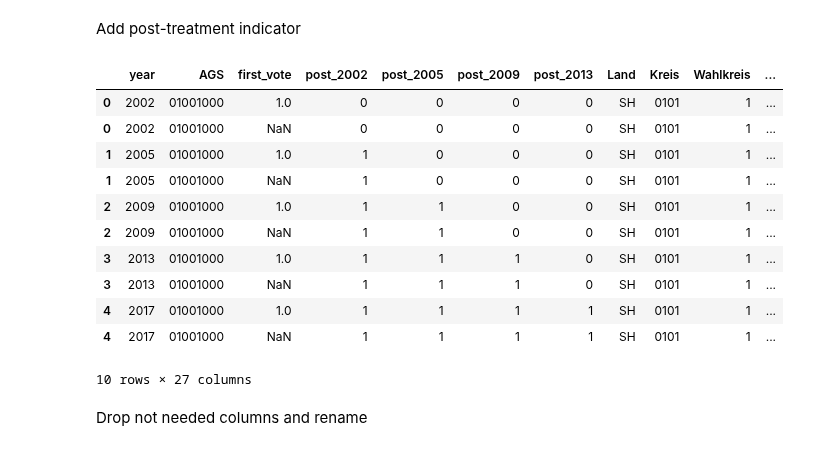
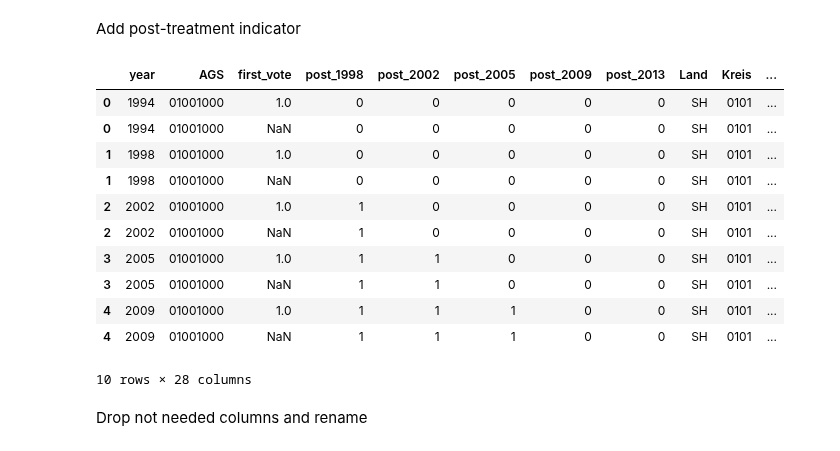
Before and after one commit to jan-schaeffer/powerlinemonsters, a Jupyter notebook: btw_data_prep.ipynb, the cells around one changed output. Cells and saved outputs as stored; diff of their text form; code cells hidden in the pictures.

```diff
--- a/btw_data_prep.ipynb
+++ b/btw_data_prep.ipynb
@@ -278,6 +233,6 @@ btw_es['Gültig'] = btw_es[valid].sum(axis=1) # sum valid votes
 Drop not needed columns
 # %%
 columns_to_drop = andere + union + linke + ['Ungültige', 'Gültige', 'Verbandsgemeinde', 'Regierungsbezirk', 'Gemeinde', 'Wahlbezirk', 'Kennziffer Briefwahlzugehörigkeit', 'Ungekürzte Wahlbezirksbezeichnung']
-btw_es.drop(columns_to_drop, axis=1, inplace=True)
-btw_es.head()
+btw_es_sum.drop(columns_to_drop, axis=1, inplace=True)
+btw_es_sum.columns
 # %% [output]
@@ -379,6 +280,13 @@ btw_zs['Gültig'] = btw_zs[valid].sum(axis=1) # sum valid votes
+# %%
+btw_zs_sum = btw_zs_coll.copy()
+btw_zs_sum['Andere'] = btw_zs_sum[andere].sum(axis=1) # sum votes for 'Other' Parties
+btw_zs_sum['Union'] = btw_zs_sum[union].sum(axis=1) # sum votes for 'Union' Parties
+btw_zs_sum['Linke'] = btw_zs_sum[linke].sum(axis=1) # sum votes for 'Linke' Parties
+btw_zs_sum['Ungültig'] = btw_zs_sum[invalid].sum(axis=1) # sum invalid votes
+btw_zs_sum['Gültig'] = btw_zs_sum[valid].sum(axis=1) # sum valid votes
 # %%
 columns_to_drop = andere + union + linke + ['Ungültige', 'Gültige', 'Verbandsgemeinde', 'Regierungsbezirk', 'Gemeinde', 'Wahlbezirk', 'Kennziffer Briefwahlzugehörigkeit', 'Ungekürzte Wahlbezirksbezeichnung']
-btw_zs.drop(columns_to_drop, axis=1, inplace=True)
-btw_zs.head()
+btw_zs_sum.drop(columns_to_drop, axis=1, inplace=True)
+btw_zs_sum.head()
 # %% [output]
 |  | year | AGS | second_vote | Land | Kreis | Wahlkreis | Bezirksart | Wahlberechtigte (A) | ... |
@@ -391,7 +299,7 @@ btw_zs.head()
 # %% [markdown]
 Concatenate first and second vote datasets
 # %%
-dfs = [btw_es, btw_zs]
+dfs = [btw_es_sum, btw_zs_sum]
 btw_eszs = pd.concat(dfs, sort=False)
 btw_eszs = btw_eszs.sort_values(['AGS', 'year'])
 btw_eszs.head(12)
@@ -436,27 +344,27 @@ array(['SH', 'HH', 'NI', 'HB', 'NW', 'HE', 'RP', 'BW', 'BY', 'SL', 'BE',
 # %% [markdown]
 Add post-treatment indicator
 # %%
-btw_posttreat = btw_eszs #defragment df
-years = [2017, 2013, 2009, 2005, 2002]
+btw_posttreat = btw_eszs.copy()
+years = [2017, 2013, 2009, 2005, 2002, 1998]
 for i, year in enumerate(years):
-    if year == 2002:
+    if year == 1998:
         break
     btw_posttreat.insert(loc=3, column=f'post_{years[i+1]}', value=0)
     btw_posttreat[f'post_{years[i+1]}'] = np.where(btw_posttreat['year'] >= year, 1, 0)
 btw_posttreat.head(10)
 # %% [output]
-|  | year | AGS | first_vote | post_2002 | post_2005 | post_2009 | post_2013 | Land | Kreis | Wahlkreis | ... |
-| 0 | 2002 | 01001000 | 1.0 | 0 | 0 | 0 | 0 | SH | 0101 | 1 | ... |
-| 0 | 2002 | 01001000 | NaN | 0 | 0 | 0 | 0 | SH | 0101 | 1 | ... |
-| 1 | 2005 | 01001000 | 1.0 | 1 | 0 | 0 | 0 | SH | 0101 | 1 | ... |
-| 1 | 2005 | 01001000 | NaN | 1 | 0 | 0 | 0 | SH | 0101 | 1 | ... |
-| 2 | 2009 | 01001000 | 1.0 | 1 | 1 | 0 | 0 | SH | 0101 | 1 | ... |
-| 2 | 2009 | 01001000 | NaN | 1 | 1 | 0 | 0 | SH | 0101 | 1 | ... |
-| 3 | 2013 | 01001000 | 1.0 | 1 | 1 | 1 | 0 | SH | 0101 | 1 | ... |
-| 3 | 2013 | 01001000 | NaN | 1 | 1 | 1 | 0 | SH | 0101 | 1 | ... |
-| 4 | 2017 | 01001000 | 1.0 | 1 | 1 | 1 | 1 | SH | 0101 | 1 | ... |
-| 4 | 2017 | 01001000 | NaN | 1 | 1 | 1 | 1 | SH | 0101 | 1 | ... |
+|  | year | AGS | first_vote | post_1998 | post_2002 | post_2005 | post_2009 | post_2013 | Land | Kreis | ... |
+| 0 | 1994 | 01001000 | 1.0 | 0 | 0 | 0 | 0 | 0 | SH | 0101 | ... |
+| 0 | 1994 | 01001000 | NaN | 0 | 0 | 0 | 0 | 0 | SH | 0101 | ... |
+| 1 | 1998 | 01001000 | 1.0 | 0 | 0 | 0 | 0 | 0 | SH | 0101 | ... |
+| 1 | 1998 | 01001000 | NaN | 0 | 0 | 0 | 0 | 0 | SH | 0101 | ... |
+| 2 | 2002 | 01001000 | 1.0 | 1 | 0 | 0 | 0 | 0 | SH | 0101 | ... |
+| 2 | 2002 | 01001000 | NaN | 1 | 0 | 0 | 0 | 0 | SH | 0101 | ... |
+| 3 | 2005 | 01001000 | 1.0 | 1 | 1 | 0 | 0 | 0 | SH | 0101 | ... |
+| 3 | 2005 | 01001000 | NaN | 1 | 1 | 0 | 0 | 0 | SH | 0101 | ... |
+| 4 | 2009 | 01001000 | 1.0 | 1 | 1 | 1 | 0 | 0 | SH | 0101 | ... |
+| 4 | 2009 | 01001000 | NaN | 1 | 1 | 1 | 0 | 0 | SH | 0101 | ... |
-10 rows × 27 columns
+10 rows × 28 columns
 # %% [markdown]
 Drop not needed columns and rename
 # %%
```
Also changed, not shown: parts of 33 cells of this notebook, 56 other files.
